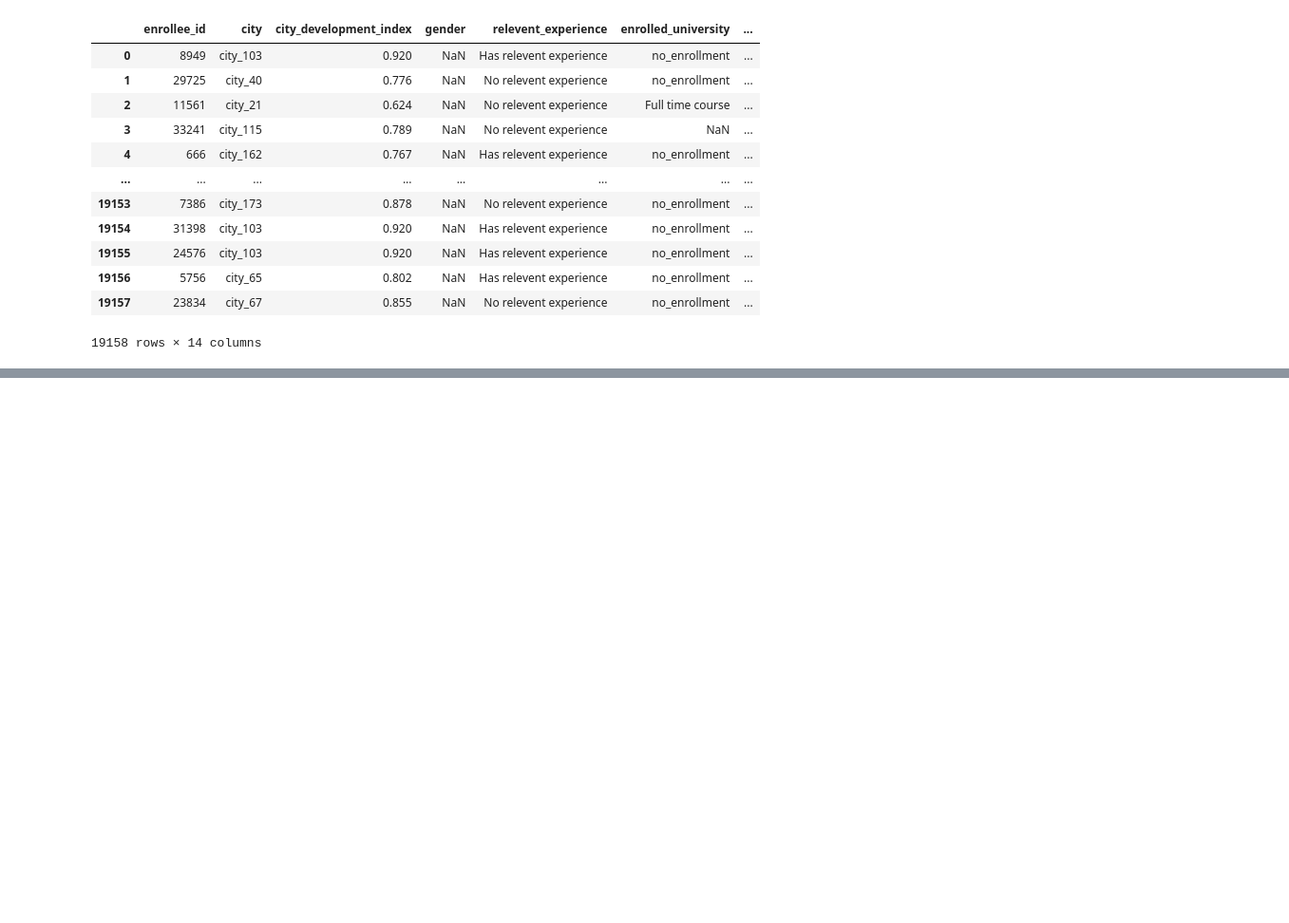
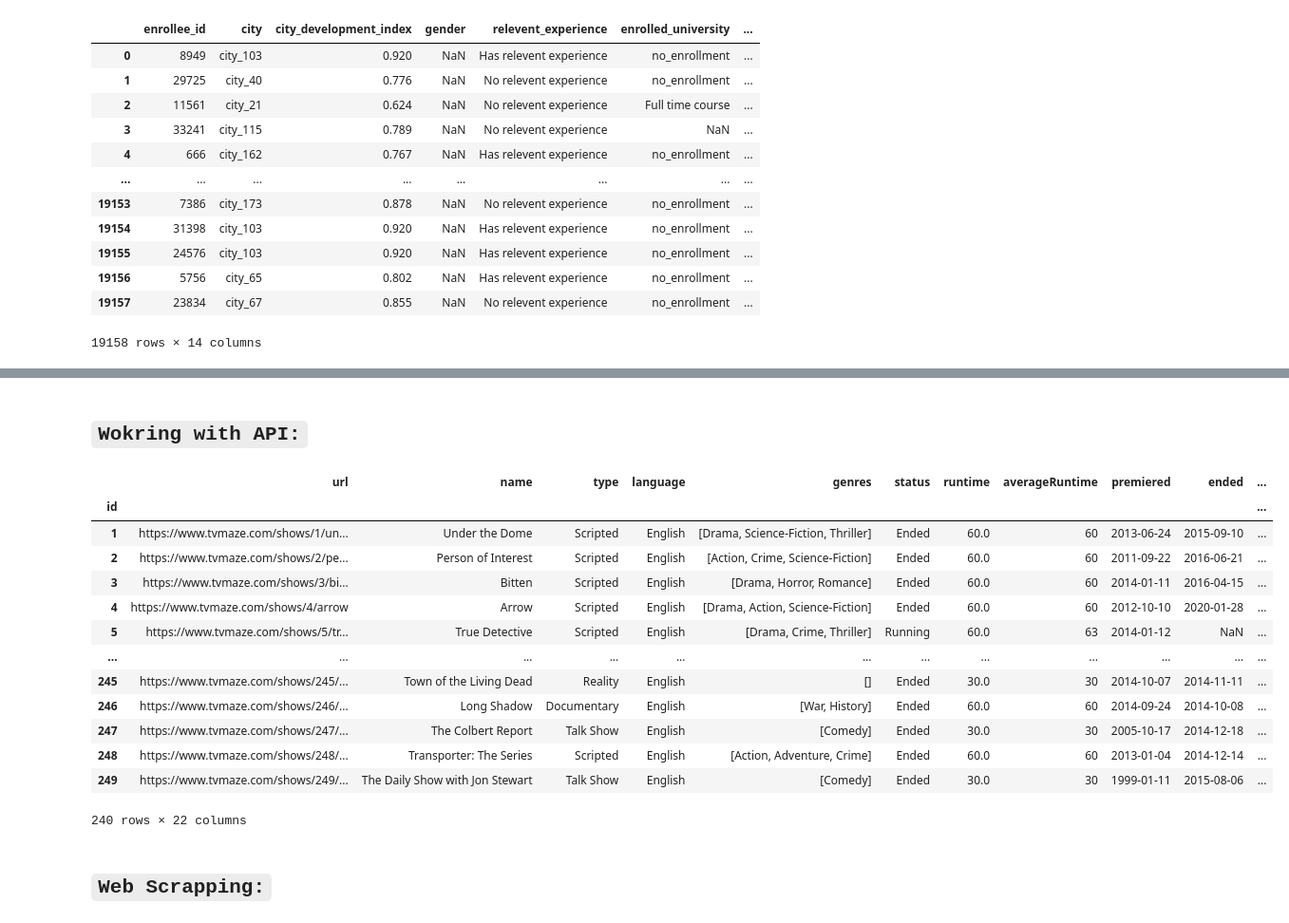
Before and after one commit to muhammad-saad-2006/ai-learning, a Jupyter notebook: week2-DataAnalysis/data-gathering.ipynb, the cells around one changed output, grey strips where cells are left out. Shown at 95% size. Cells and saved outputs as stored; diff of their text form; code cells hidden in the pictures; blank space fills up the shorter version.

Commit message:
Learned Web scrapping

```diff
--- a/week2-DataAnalysis/data-gathering.ipynb
+++ b/week2-DataAnalysis/data-gathering.ipynb
@@ -276,0 +284,2 @@ pd.read_csv('E:/ai-learning/data/Data for week-2/aug_train.csv', na_values=['Mal
+# %% [markdown]
+## `Wokring with API:`
@@ -276,0 +289,23 @@ pd.read_csv('E:/ai-learning/data/Data for week-2/aug_train.csv', na_values=['Mal
+# %%
+response = requests.get('https://api.tvmaze.com/shows')
+# %%
+df = pd.DataFrame(response.json())
+df = df.set_index('id')
+df
+# %% [output]
+|  | url | name | type | language | genres | status | runtime | averageRuntime | premiered | ended | ... |
+| id |  |  |  |  |  |  |  |  |  |  | ... |
+| 1 | https://www.tvmaze.com/shows/1/un... | Under the Dome | Scripted | English | [Drama, Science-Fiction, Thriller] | Ended | 60.0 | 60 | 2013-06-24 | 2015-09-10 | ... |
+| 2 | https://www.tvmaze.com/shows/2/pe... | Person of Interest | Scripted | English | [Action, Crime, Science-Fiction] | Ended | 60.0 | 60 | 2011-09-22 | 2016-06-21 | ... |
+| 3 | https://www.tvmaze.com/shows/3/bi... | Bitten | Scripted | English | [Drama, Horror, Romance] | Ended | 60.0 | 60 | 2014-01-11 | 2016-04-15 | ... |
+| 4 | https://www.tvmaze.com/shows/4/arrow | Arrow | Scripted | English | [Drama, Action, Science-Fiction] | Ended | 60.0 | 60 | 2012-10-10 | 2020-01-28 | ... |
+| 5 | https://www.tvmaze.com/shows/5/tr... | True Detective | Scripted | English | [Drama, Crime, Thriller] | Running | 60.0 | 63 | 2014-01-12 | NaN | ... |
+| ... | ... | ... | ... | ... | ... | ... | ... | ... | ... | ... | ... |
+| 245 | https://www.tvmaze.com/shows/245/... | Town of the Living Dead | Reality | English | [] | Ended | 30.0 | 30 | 2014-10-07 | 2014-11-11 | ... |
+| 246 | https://www.tvmaze.com/shows/246/... | Long Shadow | Documentary | English | [War, History] | Ended | 60.0 | 60 | 2014-09-24 | 2014-10-08 | ... |
+| 247 | https://www.tvmaze.com/shows/247/... | The Colbert Report | Talk Show | English | [Comedy] | Ended | 30.0 | 30 | 2005-10-17 | 2014-12-18 | ... |
+| 248 | https://www.tvmaze.com/shows/248/... | Transporter: The Series | Scripted | English | [Action, Adventure, Crime] | Ended | 60.0 | 60 | 2013-01-04 | 2014-12-14 | ... |
+| 249 | https://www.tvmaze.com/shows/249/... | The Daily Show with Jon Stewart | Talk Show | English | [Comedy] | Ended | 30.0 | 30 | 1999-01-11 | 2015-08-06 | ... |
+240 rows × 22 columns
+# %% [markdown]
+## `Web Scrapping:`
```
Also changed, not shown: parts of 11 cells of this notebook, 3 other files.
